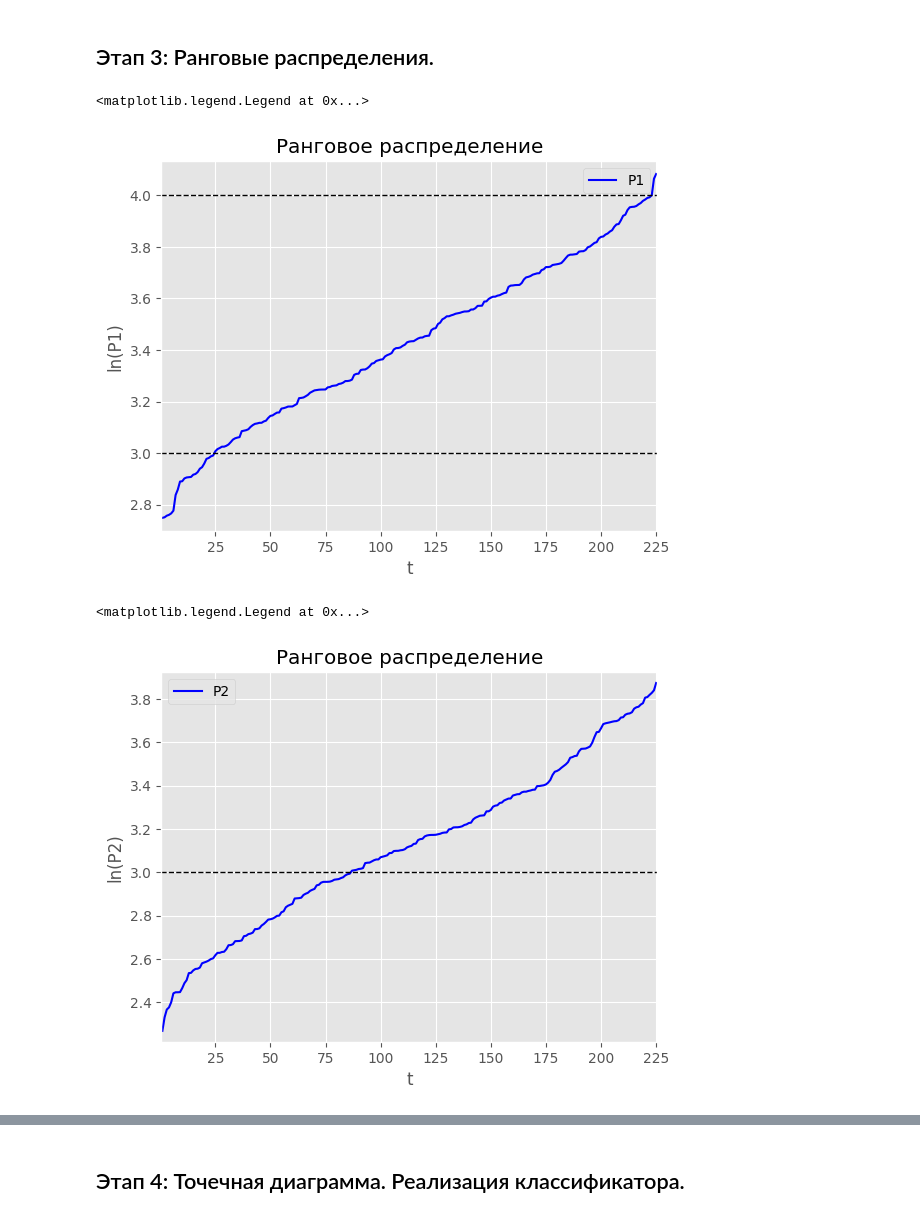
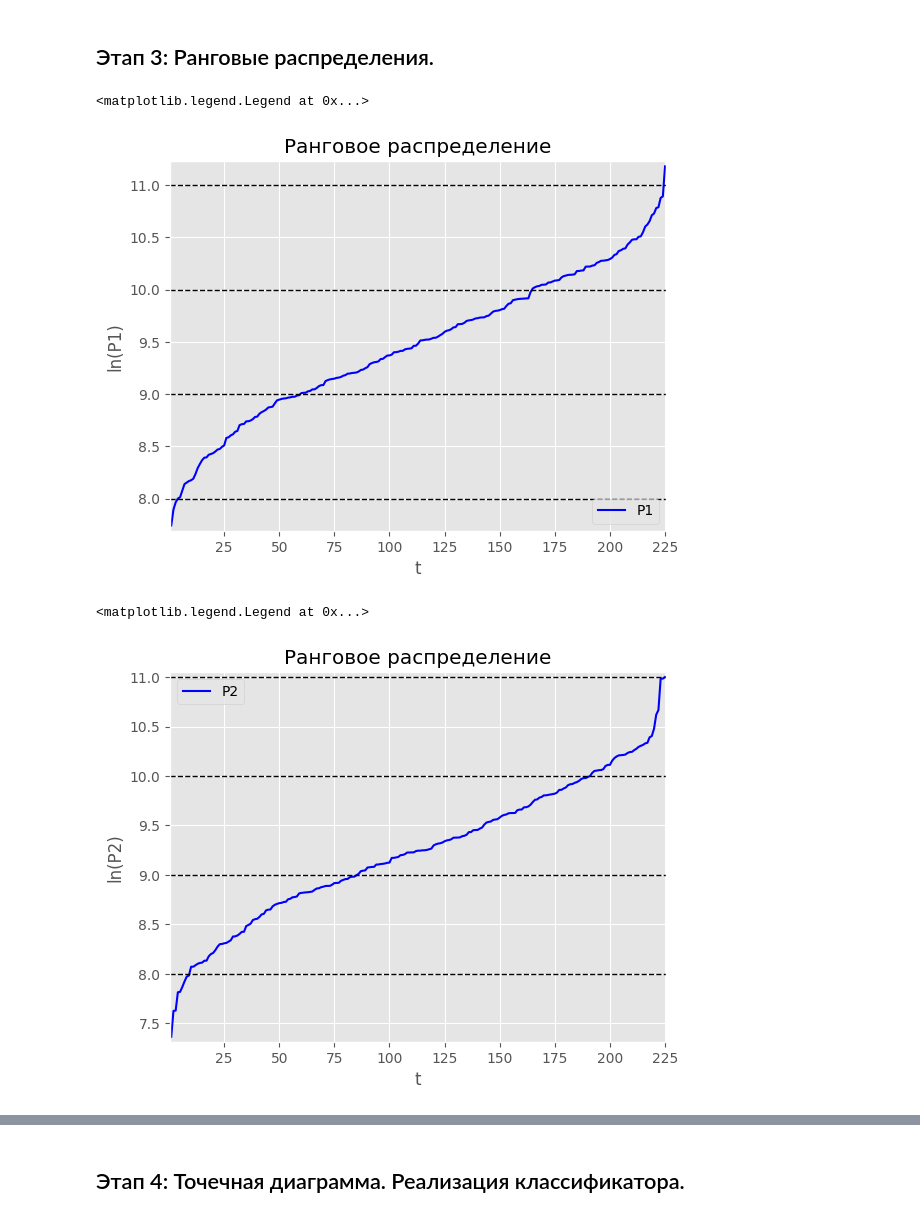
Before and after one commit to DaniilAszn/Sci-tech_methods_cours, a Jupyter notebook: Dimensionless_complexes_example.ipynb, the cells around one changed output, grey strips where cells are left out. Cells and saved outputs as stored; diff of their text form; code cells hidden in the pictures.

```diff
--- a/Dimensionless_complexes_example.ipynb
+++ b/Dimensionless_complexes_example.ipynb
@@ -21,11 +17,13 @@ plt.style.use('ggplot')
 # %%
 np.random.seed(0)
 data = {
+    'Длина, м': np.random.uniform(3, 5, 225),
+    'Ширина, м': np.random.uniform(1.5, 2.55, 225),
+    'Высота, м': np.random.uniform(1.2, 2, 225),
     'Масса, кг': np.random.uniform(1000, 2000, 225),
-    'Длина, м': np.random.uniform(3, 5, 225),
-    'Ширина, м': np.random.uniform(1.5, 2.5, 225),
-    'Высота, м': np.random.uniform(1, 2, 225),
-    'Мощность двигателя, Вт': np.random.uniform(50000, 300000, 225)
+    'Мощность двигателя, Вт': np.random.uniform(50000, 300000, 225),
+    'Максимальная скорость, м/с': np.random.uniform(20, 40, 225),
+    'Расход топлива, л/м': np.random.uniform(0.00006, 0.00015, 225)
 }
 
 df = pd.DataFrame(data)
@@ -111,8 +105,9 @@ $p_2 = \frac{d}{a^{\alpha} \cdot b^{\beta} \cdot e^{\epsilon}} = \frac{d}{\frac{
 # %% [markdown]
 ## Этап 3: Ранговые распределения.
 # %%
-p_1 = list((df['Длина, м']) ** 2 * (df['Ширина, м']))
-p_2 = list((df['Длина, м']) ** 2 * (df['Высота, м']))
+p_1 = list((df['Длина, м'] ** 3 * df['Ширина, м'] * df['Мощность двигателя, Вт']) / (df['Масса, кг']))
+p_2 = list((df['Длина, м'] ** 3 * df['Высота, м'] * df['Мощность двигателя, Вт']) / (df['Масса, кг']))
+p_3 = list((df['Длина, м'] ** 3 * df['Мощность двигателя, Вт'] * df['Максимальная скорость, м/с']) / (df['Масса, кг']))
 # %%
 ln_p_1 = [m.log(p_i) for p_i in p_1]
 ln_p_2 = [m.log(p_i) for p_i in p_2]
@@ -119,23 +115,23 @@ ln_p_2 = [m.log(p_i) for p_i in p_2]
 # %%
 t = [i for i in range(1, len(ln_p_1) + 1)]
 
 plt.plot(t, sorted(ln_p_1), color='blue', label='P1')
-for i in range(1, 5):
+for i in range(1, 20):
     plt.axhline(i, color='black', linestyle='--', lw=1)
 plt.xlim(min(t) - 0.5, max(t) + 0.5)
 plt.ylim(min(ln_p_1) - 0.05, max(ln_p_1) + 0.05)
 plt.xlabel('t')
 plt.ylabel('ln(P1)')
 plt.title('Ранговое распределение')
 plt.legend()
 # %% [output]
 <matplotlib.legend.Legend at 0x...>
-[figure, old version]
+[figure, new version]
 # %%
 t = [i for i in range(1, len(ln_p_2) + 1)]
 
 plt.plot(t, sorted(ln_p_2), color='blue', label='P2')
-for i in range(1, 5):
+for i in range(1, 20):
     plt.axhline(i, color='black', linestyle='--', lw=1)
 plt.xlim(min(t) - 0.5, max(t) + 0.5)
 plt.ylim(min(ln_p_2) - 0.05, max(ln_p_2) + 0.05)
@@ -145,4 +141,4 @@ plt.title('Ранговое распределение')
 plt.legend()
 # %% [output]
 <matplotlib.legend.Legend at 0x...>
-[figure, old version]
+[figure, new version]
```
Also changed, not shown: parts of 28 cells of this notebook.
